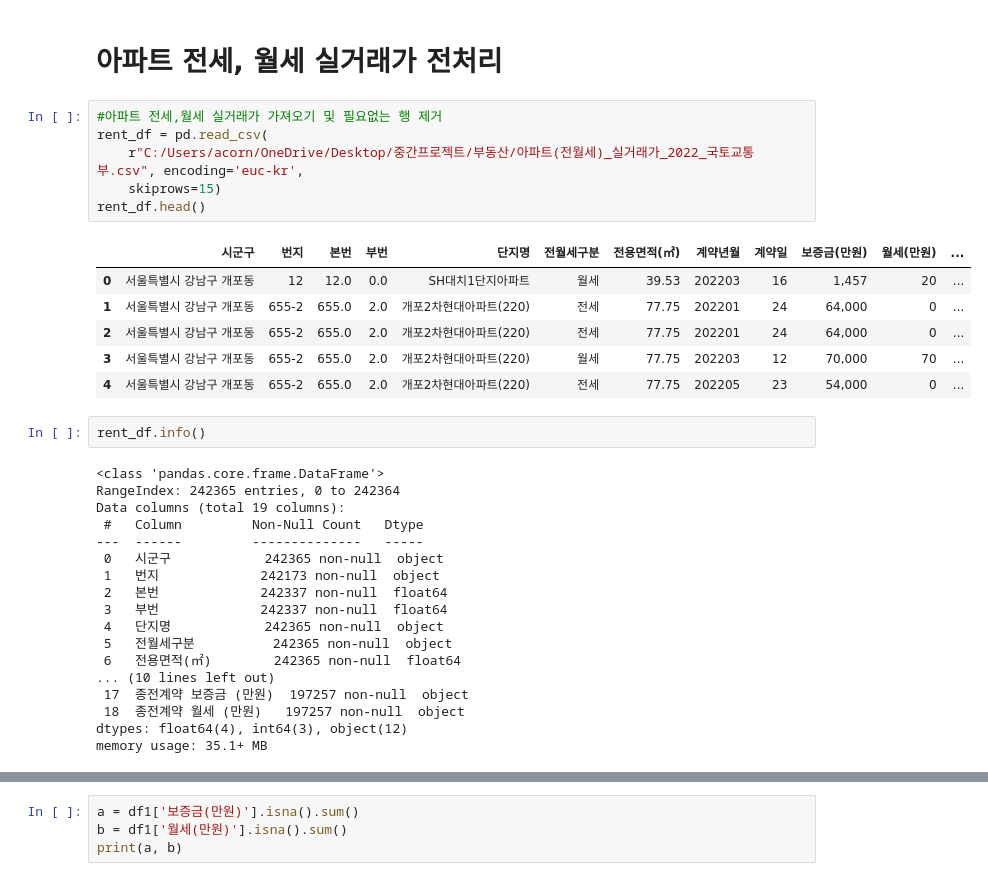
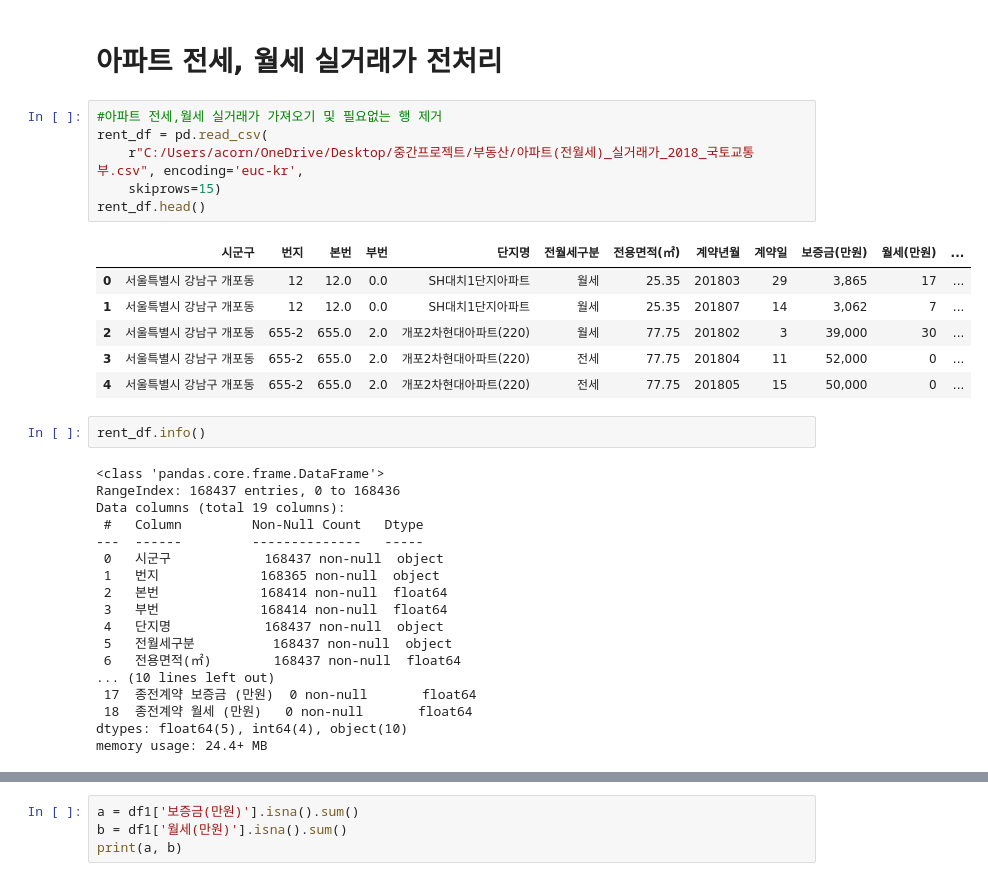
Before and after one commit to naleetwo/MidtermProject, a Jupyter notebook: 프로젝트/SeokwonNa/아파트_전세월세_실거래가_데이터전처리.ipynb, the cells around one changed output, grey strips where cells are left out. Drawn from its saved outputs; the diff is of its cells as text.

```diff
--- a/프로젝트/SeokwonNa/아파트_전세월세_실거래가_데이터전처리.ipynb
+++ b/프로젝트/SeokwonNa/아파트_전세월세_실거래가_데이터전처리.ipynb
@@ -69,33 +174,33 @@ apt_price_rent.head()
 # %%
 #아파트 전세,월세 실거래가 가져오기 및 필요없는 행 제거
 rent_df = pd.read_csv(
-    r"C:/Users/acorn/OneDrive/Desktop/중간프로젝트/부동산/아파트(전월세)_실거래가_2022_국토교통부.csv", encoding='euc-kr',
+    r"C:/Users/acorn/OneDrive/Desktop/중간프로젝트/부동산/아파트(전월세)_실거래가_2018_국토교통부.csv", encoding='euc-kr',
     skiprows=15)
 rent_df.head()
 # %% [output]
 |  | 시군구 | 번지 | 본번 | 부번 | 단지명 | 전월세구분 | 전용면적(㎡) | 계약년월 | 계약일 | 보증금(만원) | 월세(만원) | ... |
-| 0 | 서울특별시 강남구 개포동 | 12 | 12.0 | 0.0 | SH대치1단지아파트 | 월세 | 39.53 | 202203 | 16 | 1,457 | 20 | ... |
-| 1 | 서울특별시 강남구 개포동 | 655-2 | 655.0 | 2.0 | 개포2차현대아파트(220) | 전세 | 77.75 | 202201 | 24 | 64,000 | 0 | ... |
-| 2 | 서울특별시 강남구 개포동 | 655-2 | 655.0 | 2.0 | 개포2차현대아파트(220) | 전세 | 77.75 | 202201 | 24 | 64,000 | 0 | ... |
-| 3 | 서울특별시 강남구 개포동 | 655-2 | 655.0 | 2.0 | 개포2차현대아파트(220) | 월세 | 77.75 | 202203 | 12 | 70,000 | 70 | ... |
-| 4 | 서울특별시 강남구 개포동 | 655-2 | 655.0 | 2.0 | 개포2차현대아파트(220) | 전세 | 77.75 | 202205 | 23 | 54,000 | 0 | ... |
+| 0 | 서울특별시 강남구 개포동 | 12 | 12.0 | 0.0 | SH대치1단지아파트 | 월세 | 25.35 | 201803 | 29 | 3,865 | 17 | ... |
+| 1 | 서울특별시 강남구 개포동 | 12 | 12.0 | 0.0 | SH대치1단지아파트 | 월세 | 25.35 | 201807 | 14 | 3,062 | 7 | ... |
+| 2 | 서울특별시 강남구 개포동 | 655-2 | 655.0 | 2.0 | 개포2차현대아파트(220) | 월세 | 77.75 | 201802 | 3 | 39,000 | 30 | ... |
+| 3 | 서울특별시 강남구 개포동 | 655-2 | 655.0 | 2.0 | 개포2차현대아파트(220) | 전세 | 77.75 | 201804 | 11 | 52,000 | 0 | ... |
+| 4 | 서울특별시 강남구 개포동 | 655-2 | 655.0 | 2.0 | 개포2차현대아파트(220) | 전세 | 77.75 | 201805 | 15 | 50,000 | 0 | ... |
 # %%
 rent_df.info()
 # %% [output]
 <class 'pandas.core.frame.DataFrame'>
-RangeIndex: 242365 entries, 0 to 242364
+RangeIndex: 168437 entries, 0 to 168436
 Data columns (total 19 columns):
  #   Column         Non-Null Count   Dtype
 ---  ------         --------------   -----
- 0   시군구            242365 non-null  object
- 1   번지             242173 non-null  object
- 2   본번             242337 non-null  float64
- 3   부번             242337 non-null  float64
- 4   단지명            242365 non-null  object
- 5   전월세구분          242365 non-null  object
- 6   전용면적(㎡)        242365 non-null  float64
+ 0   시군구            168437 non-null  object
+ 1   번지             168365 non-null  object
+ 2   본번             168414 non-null  float64
+ 3   부번             168414 non-null  float64
+ 4   단지명            168437 non-null  object
+ 5   전월세구분          168437 non-null  object
+ 6   전용면적(㎡)        168437 non-null  float64
 ... (10 lines left out)
- 17  종전계약 보증금 (만원)  197257 non-null  object
- 18  종전계약 월세 (만원)   197257 non-null  object
-dtypes: float64(4), int64(3), object(12)
-memory usage: 35.1+ MB
+ 17  종전계약 보증금 (만원)  0 non-null       float64
+ 18  종전계약 월세 (만원)   0 non-null       float64
+dtypes: float64(5), int64(4), object(10)
+memory usage: 24.4+ MB
```
Also changed, not shown: parts of 39 cells of this notebook.
